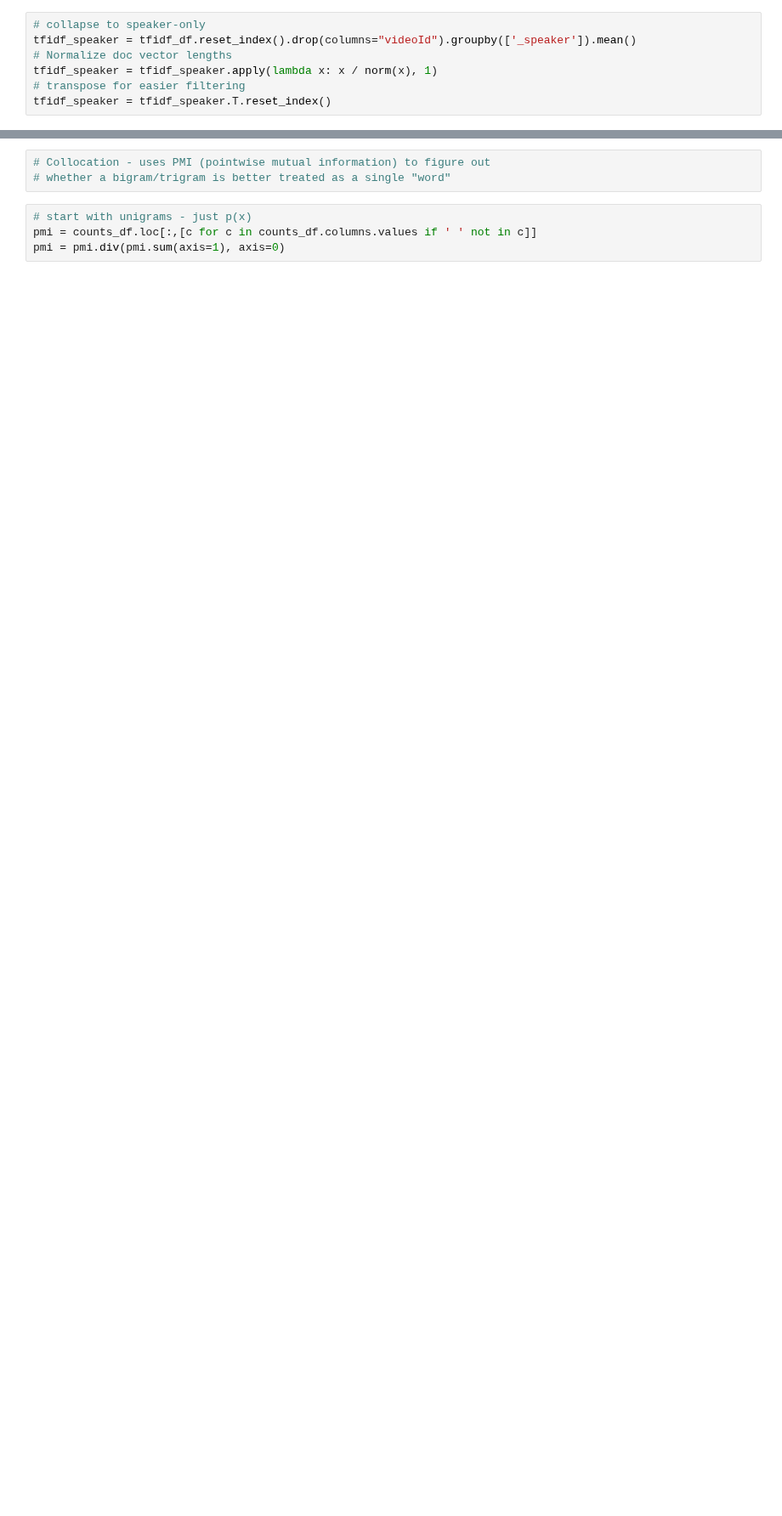
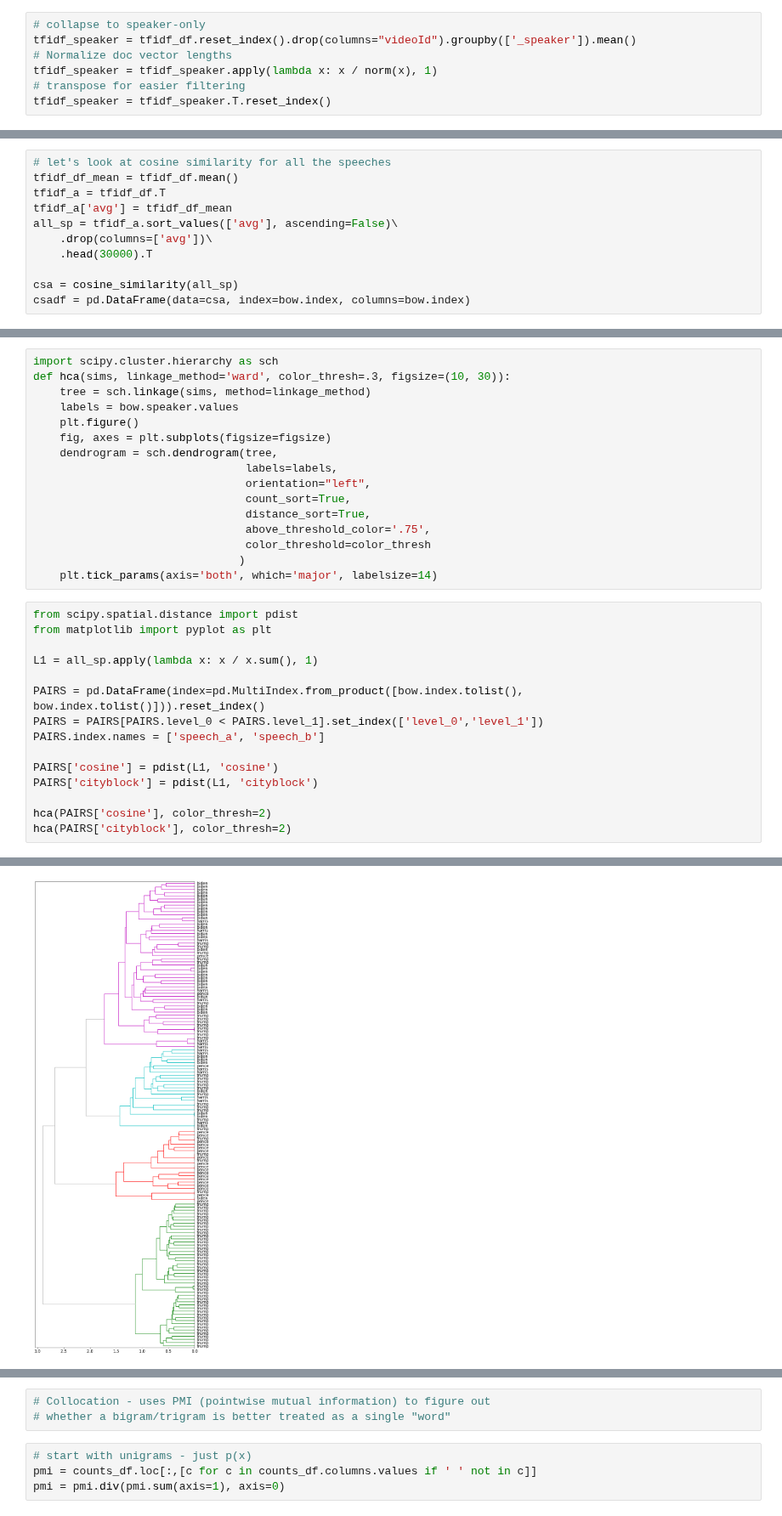
Before and after one commit to kfinity/capstone-speeches, a Jupyter notebook: top_tfidf_with_ngrams.ipynb, the cells around one changed output, grey strips where cells are left out. Shown at 85% size. Cells and saved outputs as stored; diff of their text form; blank space fills up the shorter version.

```diff
--- a/top_tfidf_with_ngrams.ipynb
+++ b/top_tfidf_with_ngrams.ipynb
@@ -162,0 +228,11 @@ top10
+# %%
+# let's look at cosine similarity for all the speeches
+tfidf_df_mean = tfidf_df.mean()
+tfidf_a = tfidf_df.T
+tfidf_a['avg'] = tfidf_df_mean
+all_sp = tfidf_a.sort_values(['avg'], ascending=False)\
+    .drop(columns=['avg'])\
+    .head(30000).T
+
+csa = cosine_similarity(all_sp)
+csadf = pd.DataFrame(data=csa, index=bow.index, columns=bow.index)
@@ -162,0 +256,32 @@ top10
+# %%
+import scipy.cluster.hierarchy as sch
+def hca(sims, linkage_method='ward', color_thresh=.3, figsize=(10, 30)):
+    tree = sch.linkage(sims, method=linkage_method)
+    labels = bow.speaker.values
+    plt.figure()
+    fig, axes = plt.subplots(figsize=figsize)
+    dendrogram = sch.dendrogram(tree,
+                                labels=labels,
+                                orientation="left",
+                                count_sort=True,
+                                distance_sort=True,
+                                above_threshold_color='.75',
+                                color_threshold=color_thresh
+                               )
+    plt.tick_params(axis='both', which='major', labelsize=14)
+# %%
+from scipy.spatial.distance import pdist
+from matplotlib import pyplot as plt
+
+L1 = all_sp.apply(lambda x: x / x.sum(), 1)
+
+PAIRS = pd.DataFrame(index=pd.MultiIndex.from_product([bow.index.tolist(), bow.index.tolist()])).reset_index()
+PAIRS = PAIRS[PAIRS.level_0 < PAIRS.level_1].set_index(['level_0','level_1'])
+PAIRS.index.names = ['speech_a', 'speech_b']
+
+PAIRS['cosine'] = pdist(L1, 'cosine')
+PAIRS['cityblock'] = pdist(L1, 'cityblock')
+
+hca(PAIRS['cosine'], color_thresh=2)
+hca(PAIRS['cityblock'], color_thresh=2)
+# %% [output]
@@ -162,0 +289 @@ top10
+[figure, added]
```
Also changed, not shown: parts of 20 cells of this notebook, 3 other files.
